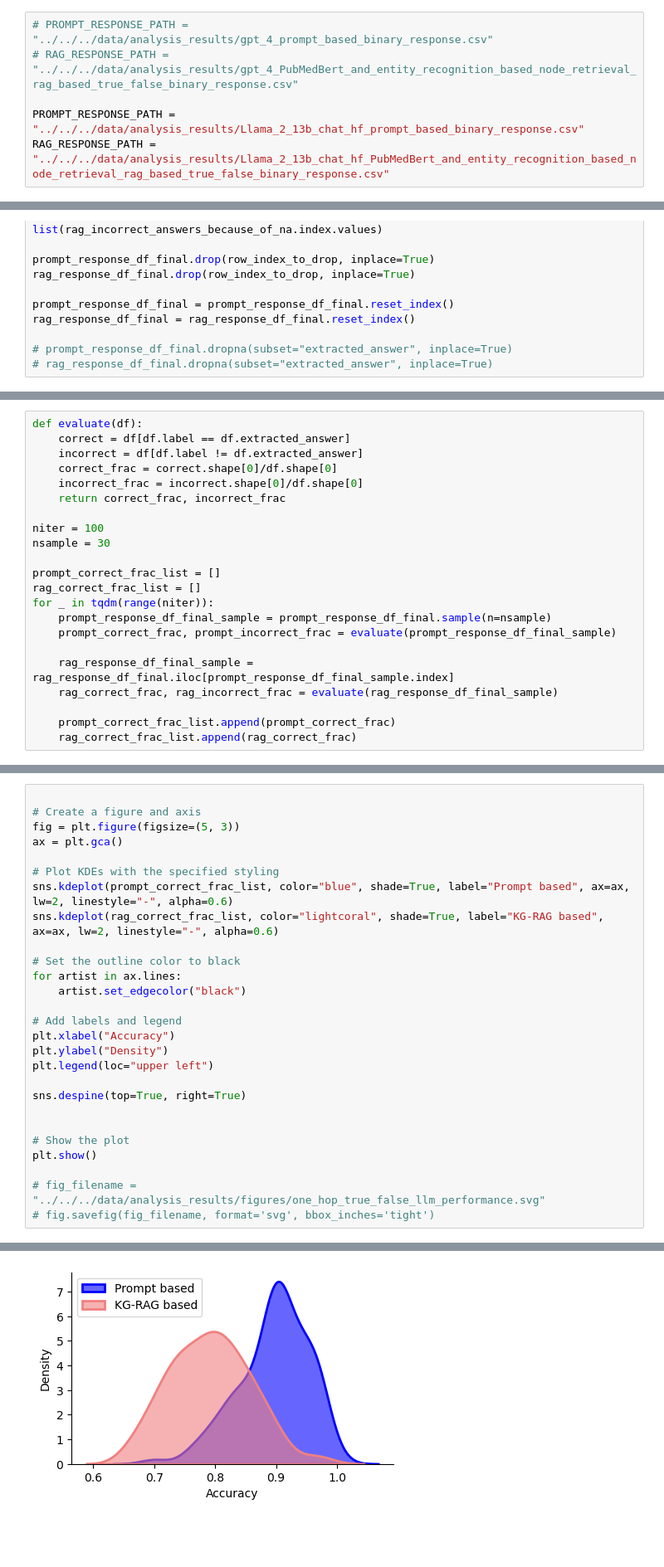
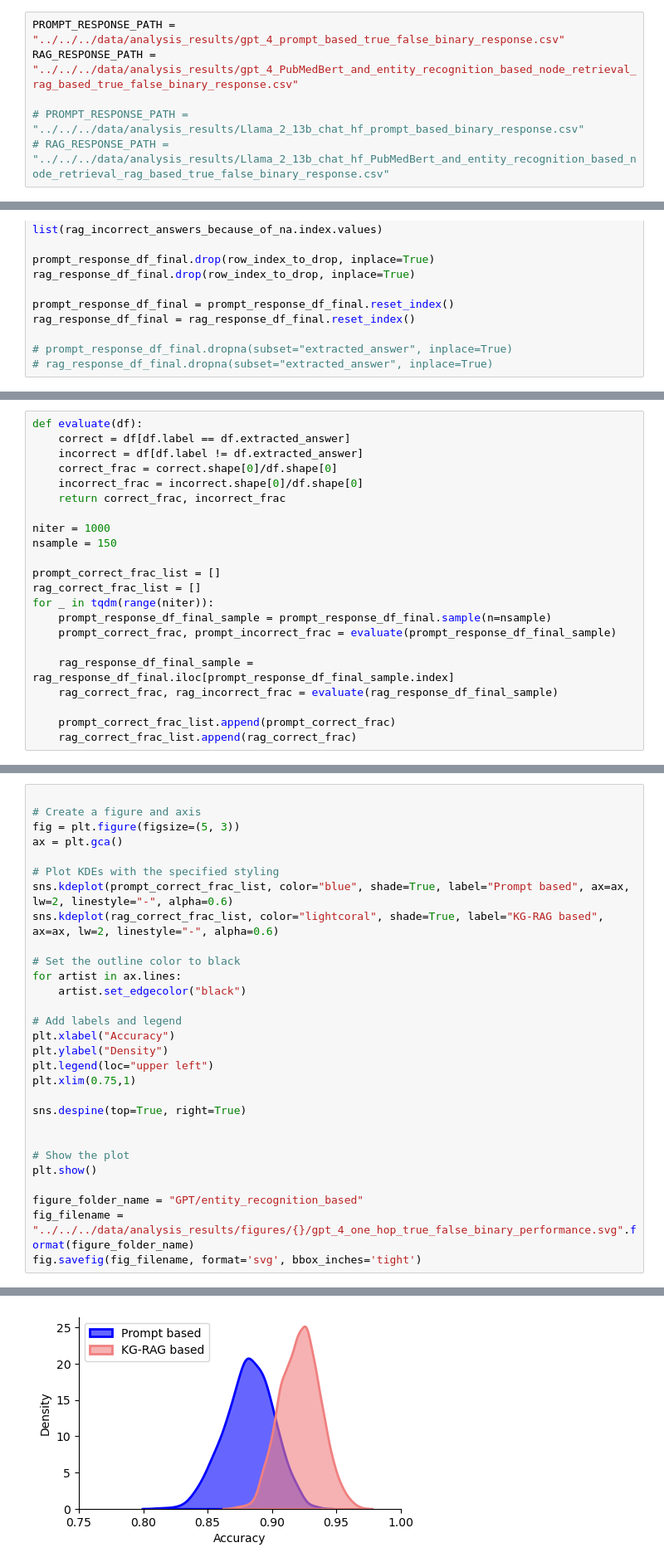
Before and after one commit to BaranziniLab/KG_RAG, a Jupyter notebook: codes/llm_notebooks/analysis/test_questions_binary_response_comparative_analysys_llama.ipynb, the cells around one changed output, grey strips where cells are left out. Shown: that part at 83% size. Cells and saved outputs as stored; diff of their text form; blank space fills up the shorter version.

Commit message:
tru false gpt 3.5 turbo

```diff
--- a/codes/llm_notebooks/analysis/test_questions_binary_response_comparative_analysys_llama.ipynb
+++ b/codes/llm_notebooks/analysis/test_questions_binary_response_comparative_analysys_llama.ipynb
@@ -14,11 +14,11 @@ def extract_answer(text):
     matches = re.findall(pattern, text)
     return matches
 # %%
-# PROMPT_RESPONSE_PATH = "../../../data/analysis_results/gpt_4_prompt_based_binary_response.csv"
-# RAG_RESPONSE_PATH = "../../../data/analysis_results/gpt_4_PubMedBert_and_entity_recognition_based_node_retrieval_rag_based_true_false_binary_response.csv"
+PROMPT_RESPONSE_PATH = "../../../data/analysis_results/gpt_4_prompt_based_true_false_binary_response.csv"
+RAG_RESPONSE_PATH = "../../../data/analysis_results/gpt_4_PubMedBert_and_entity_recognition_based_node_retrieval_rag_based_true_false_binary_response.csv"
 
-PROMPT_RESPONSE_PATH = "../../../data/analysis_results/Llama_2_13b_chat_hf_prompt_based_binary_response.csv"
-RAG_RESPONSE_PATH = "../../../data/analysis_results/Llama_2_13b_chat_hf_PubMedBert_and_entity_recognition_based_node_retrieval_rag_based_true_false_binary_response.csv"
+# PROMPT_RESPONSE_PATH = "../../../data/analysis_results/Llama_2_13b_chat_hf_prompt_based_binary_response.csv"
+# RAG_RESPONSE_PATH = "../../../data/analysis_results/Llama_2_13b_chat_hf_PubMedBert_and_entity_recognition_based_node_retrieval_rag_based_true_false_binary_response.csv"
 # %%
 prompt_response_df = pd.read_csv(PROMPT_RESPONSE_PATH)
 rag_response_df = pd.read_csv(RAG_RESPONSE_PATH)
@@ -100,8 +100,8 @@ def evaluate(df):
     incorrect_frac = incorrect.shape[0]/df.shape[0]
     return correct_frac, incorrect_frac
 
-niter = 100
-nsample = 30
+niter = 1000
+nsample = 150
 
 prompt_correct_frac_list = []
 rag_correct_frac_list = []
@@ -154,34 +122,36 @@ ax = plt.gca()
 
 # Plot KDEs with the specified styling
 sns.kdeplot(prompt_correct_frac_list, color="blue", shade=True, label="Prompt based", ax=ax, lw=2, linestyle="-", alpha=0.6)
 sns.kdeplot(rag_correct_frac_list, color="lightcoral", shade=True, label="KG-RAG based", ax=ax, lw=2, linestyle="-", alpha=0.6)
 
 # Set the outline color to black
 for artist in ax.lines:
     artist.set_edgecolor("black")
 
 # Add labels and legend
 plt.xlabel("Accuracy")
 plt.ylabel("Density")
 plt.legend(loc="upper left")
+plt.xlim(0.75,1)
 
 sns.despine(top=True, right=True)
 
 
 # Show the plot
 plt.show()
 
-# fig_filename = "../../../data/analysis_results/figures/one_hop_true_false_llm_performance.svg"
-# fig.savefig(fig_filename, format='svg', bbox_inches='tight')
+figure_folder_name = "GPT/entity_recognition_based"
+fig_filename = "../../../data/analysis_results/figures/{}/gpt_4_one_hop_true_false_binary_performance.svg".format(figure_folder_name)
+fig.savefig(fig_filename, format='svg', bbox_inches='tight')
 # %% [output]
 `shade` is now deprecated in favor of `fill`; setting `fill=True`.
 This will become an error in seaborn v0.14.0; please update your code.
 
   sns.kdeplot(prompt_correct_frac_list, color="blue", shade=True, label="Prompt based", ax=ax, lw=2, linestyle="-", alpha=0.6)
 
 `shade` is now deprecated in favor of `fill`; setting `fill=True`.
 This will become an error in seaborn v0.14.0; please update your code.
 
   sns.kdeplot(rag_correct_frac_list, color="lightcoral", shade=True, label="KG-RAG based", ax=ax, lw=2, linestyle="-", alpha=0.6)
-[figure, old version]
+[figure, new version]
 # %%
```
Also changed, not shown: parts of 8 cells of this notebook, 1 other file.
